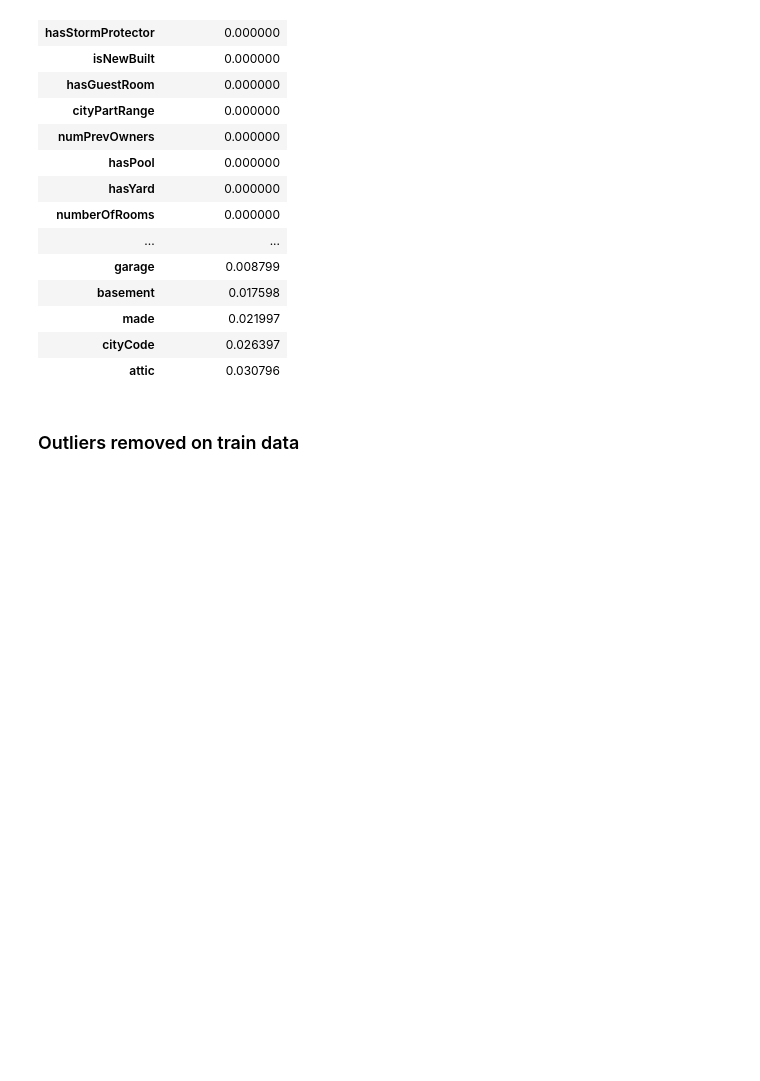
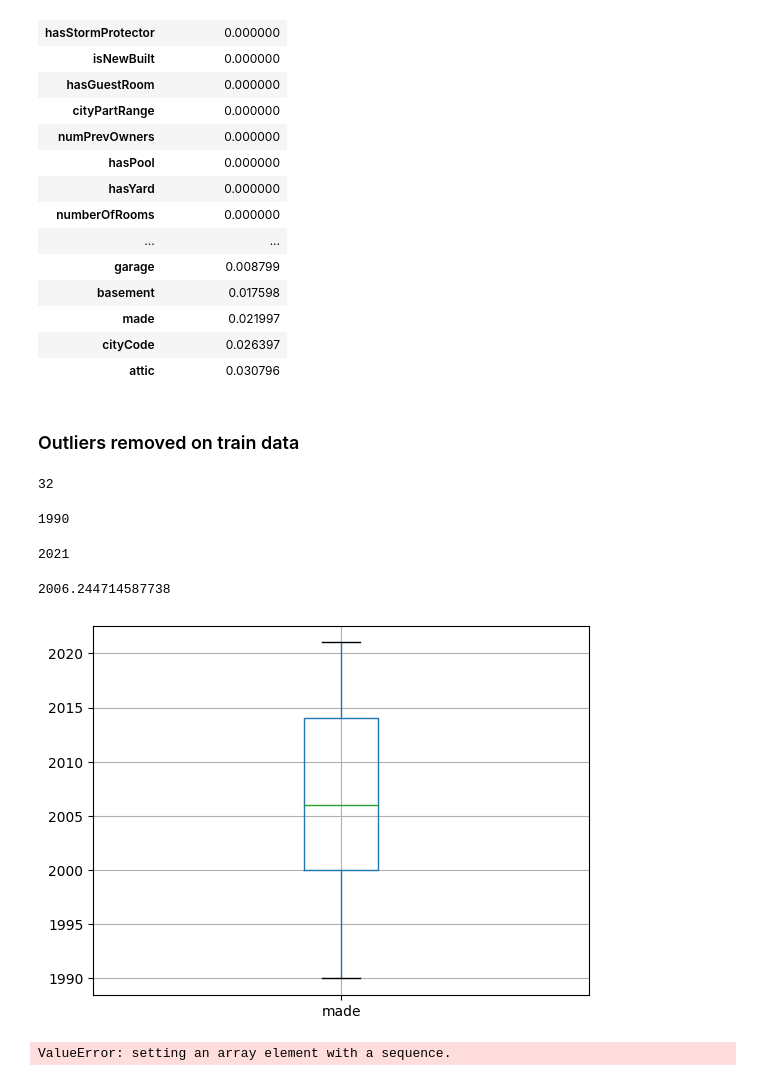
Before and after one commit to Tomateau/paris_housing_price, a Jupyter notebook: notebook.ipynb, the cells around one changed output. Saved outputs shown, nothing was run; the diff lists cells and outputs as text; code cells hidden in the pictures; blank space fills up the shorter version.

```diff
--- a/notebook.ipynb
+++ b/notebook.ipynb
@@ -114,0 +143,32 @@ for  i in outlier_list:
+# %%
+train['made'].nunique()
+# %% [output]
+32
+# %%
+train['made'].min()
+# %% [output]
+1990
+# %%
+train['made'].max()
+# %% [output]
+2021
+# %%
+train['made'].mean()
+# %% [output]
+2006.244714587738
+# %%
+train[['made']].boxplot();
+# %% [output]
+[figure, added]
+# %%
+train['made_category'] = pd.cut(x = train['made'],
+                                 bins=[train['made'].min()-1,
+                                       train['made'] <= 2000,
+                                       train['made'].mean(),
+                                       train['made'] >= 2014,
+                                       train['made'].max()+1],
+                                 labels=['really_old', 'old', 'new', 'bran_new'])
+
+train.head(10)
+# %% [output]
+ValueError: setting an array element with a sequence.
```
Also changed, not shown: parts of 5 cells of this notebook.
